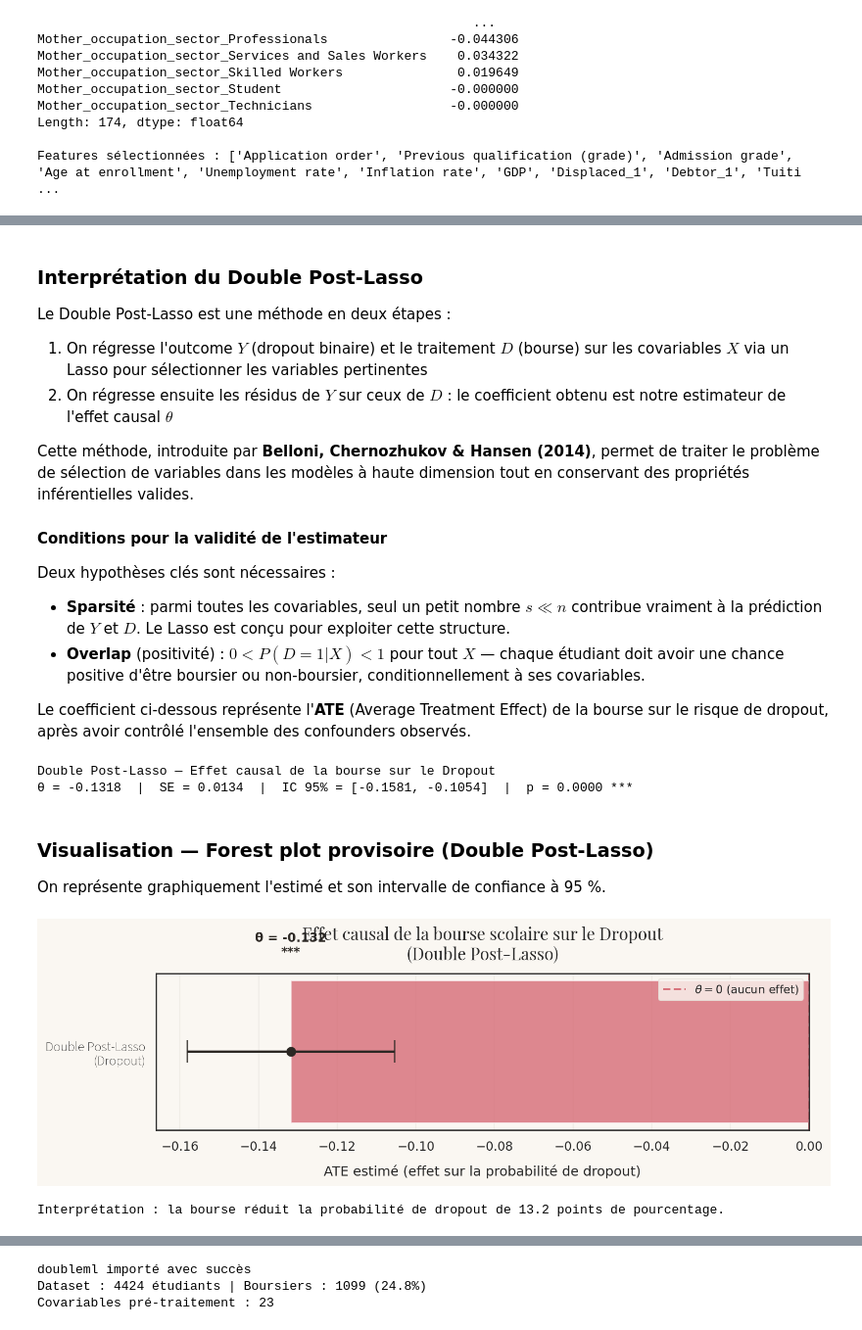
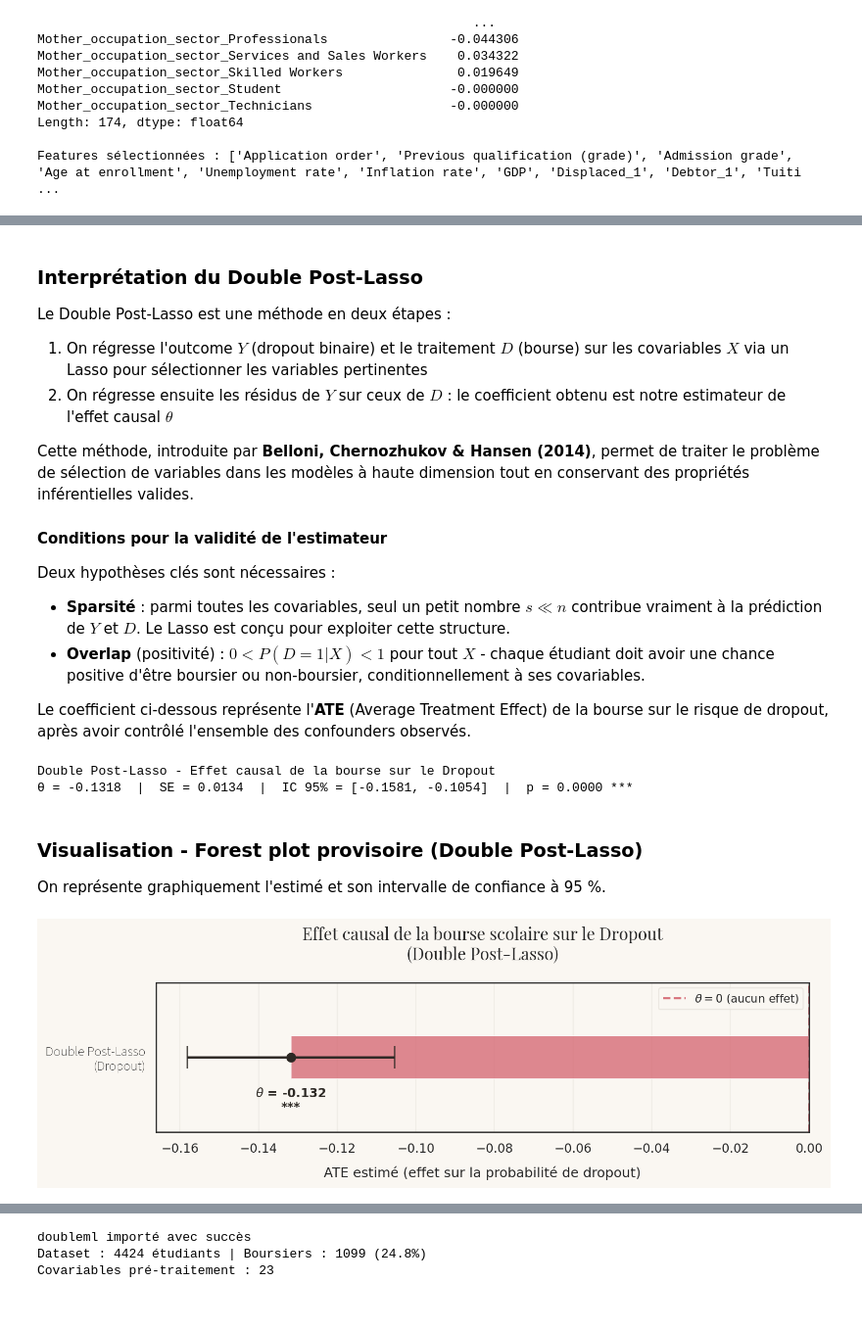
Before and after one commit to gabrielorsatti/Machine-Learning-for-Econometrics, a Jupyter notebook: main_final.ipynb, the cells around one changed output, grey strips where cells are left out. Shown at 98% size. Drawn from its saved outputs; the diff is of its cells as text; code cells hidden in the pictures.

Commit message:
correction graphe

```diff
--- a/main_final.ipynb
+++ b/main_final.ipynb
@@ -943,12 +943,12 @@ Cette méthode, introduite par **Belloni, Chernozhukov & Hansen (2014)**, permet
 
 Deux hypothèses clés sont nécessaires :
 - **Sparsité** : parmi toutes les covariables, seul un petit nombre $s \ll n$ contribue vraiment à la prédiction de $Y$ et $D$. Le Lasso est conçu pour exploiter cette structure.
-- **Overlap** (positivité) : $0 < P(D=1|X) < 1$ pour tout $X$ — chaque étudiant doit avoir une chance positive d'être boursier ou non-boursier, conditionnellement à ses covariables.
+- **Overlap** (positivité) : $0 < P(D=1|X) < 1$ pour tout $X$ - chaque étudiant doit avoir une chance positive d'être boursier ou non-boursier, conditionnellement à ses covariables.
 
 Le coefficient ci-dessous représente l'**ATE** (Average Treatment Effect) de la bourse sur le risque de dropout, après avoir contrôlé l'ensemble des confounders observés.
 # %%
 # Interprétation du résultat Post-Lasso
-# On utilise .iloc[1] car l'index est nommé (residus_D), pas entier
+
 coef_dpl = post_lasso_model.params.iloc[1]
 se_dpl   = post_lasso_model.bse.iloc[1]
 pval_dpl = post_lasso_model.pvalues.iloc[1]
@@ -956,41 +956,49 @@ ci_low   = coef_dpl - 1.96 * se_dpl
 ci_high  = coef_dpl + 1.96 * se_dpl
 sig      = '***' if pval_dpl < 0.001 else ('**' if pval_dpl < 0.01 else ('*' if pval_dpl < 0.05 else 'n.s.'))
 
-print(f"Double Post-Lasso — Effet causal de la bourse sur le Dropout")
+print(f"Double Post-Lasso - Effet causal de la bourse sur le Dropout")
 print(f"θ = {coef_dpl:+.4f}  |  SE = {se_dpl:.4f}  |  IC 95% = [{ci_low:+.4f}, {ci_high:+.4f}]  |  p = {pval_dpl:.4f} {sig}")
 # %% [output]
-Double Post-Lasso — Effet causal de la bourse sur le Dropout
+Double Post-Lasso - Effet causal de la bourse sur le Dropout
 θ = -0.1318  |  SE = 0.0134  |  IC 95% = [-0.1581, -0.1054]  |  p = 0.0000 ***
 # %% [markdown]
-### Visualisation — Forest plot provisoire (Double Post-Lasso)
+### Visualisation - Forest plot provisoire (Double Post-Lasso)
 
 On représente graphiquement l'estimé et son intervalle de confiance à 95 %.
 # %%
 fig, ax = plt.subplots(figsize=(10, 3.5))
 fig.patch.set_facecolor(BG_COLOR)
 ax.set_facecolor(BG_COLOR)
 
 ax.barh([0], [coef_dpl],
         xerr=[[coef_dpl - ci_low], [ci_high - coef_dpl]],
         color=COLORS['dropout'], alpha=0.75, height=0.4,
         error_kw={'elinewidth': 2, 'capsize': 10, 'ecolor': TEXT_COLOR})
+
 ax.axvline(0, color=ACCENT_COLOR, lw=1.8, ls='--', alpha=0.9,
            label='$\\theta = 0$ (aucun effet)')
+
 ax.scatter([coef_dpl], [0], color=TEXT_COLOR, zorder=5, s=60)
+
+ax.text(coef_dpl, -0.28, f'$\\theta$ = {coef_dpl:+.3f}\n{sig}',
+        ha='center', va='top', fontsize=11, fontweight='bold', color=TEXT_COLOR)
+
+ax.set_ylim(-0.7, 0.7)
+# --------------------------
+
 ax.set_yticks([0])
 ax.set_yticklabels(['Double Post-Lasso\n(Dropout)'], fontsize=12, fontfamily=FONT_BODY)
 ax.set_xlabel('ATE estimé (effet sur la probabilité de dropout)', fontsize=12, labelpad=10)
+
 ax.set_title('Effet causal de la bourse scolaire sur le Dropout\n(Double Post-Lasso)',
-             fontsize=15, fontfamily=FONT_TITLE, pad=12)
-ax.text(coef_dpl, 0.27, f'θ = {coef_dpl:+.3f}\n{sig}',
-        ha='center', fontsize=11, fontweight='bold', color=TEXT_COLOR)
-ax.legend(fontsize=10, facecolor=BG_COLOR, edgecolor=GRID_COLOR)
+             fontsize=15, fontfamily=FONT_TITLE, pad=20) # pad augmenté à 20
+
+ax.legend(fontsize=10, facecolor=BG_COLOR, edgecolor=GRID_COLOR, loc='upper right')
 ax.grid(axis='x', color=GRID_COLOR, alpha=0.5)
 ax.set_axisbelow(True)
+
 plt.tight_layout()
 plt.show()
-print(f'Interprétation : la bourse réduit la probabilité de dropout de {abs(coef_dpl)*100:.1f} points de pourcentage.')
 # %% [output]
-[figure, old version]
+[figure, new version]
-Interprétation : la bourse réduit la probabilité de dropout de 13.2 points de pourcentage.
 # %% [markdown]
```
Also changed, not shown: parts of 22 cells of this notebook.
